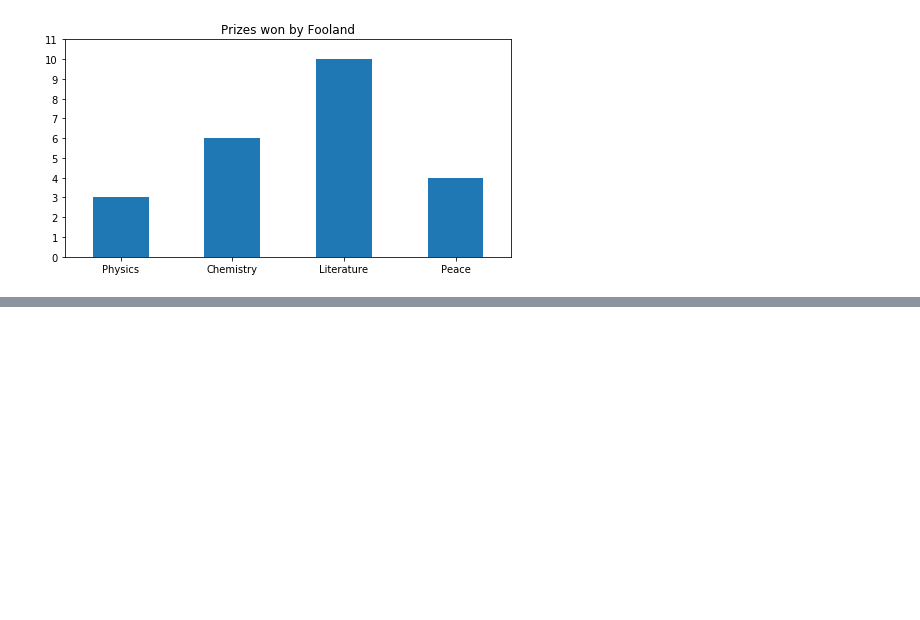
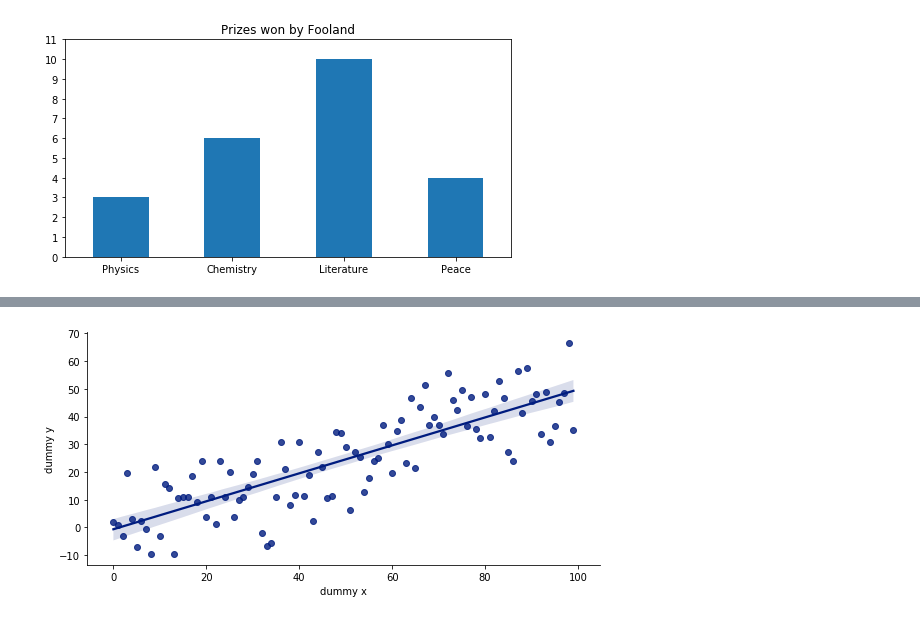
Before and after one commit to Jianhua-Wang/pyjsviz, a Jupyter notebook: matplotlib.ipynb, the cells around one changed output, grey strips where cells are left out. Drawn from its saved outputs; the diff is of its cells as text; code cells hidden in the pictures; blank space fills up the shorter version.

```diff
--- a/matplotlib.ipynb
+++ b/matplotlib.ipynb
@@ -118,0 +136,8 @@ fig.tight_layout(pad=2)
+# %%
+data = pd.DataFrame({'dummy x':x, 'dummy y':y})
+data = pd.DataFrame({'dummy x':x, 'dummy y':y})
+sns.lmplot('dummy x', 'dummy y', data,
+           height=4, aspect=2)
+plt.tight_layout()
+# %% [output]
+[figure, added]
```
Also changed, not shown: parts of 12 cells of this notebook, 1 other file.
